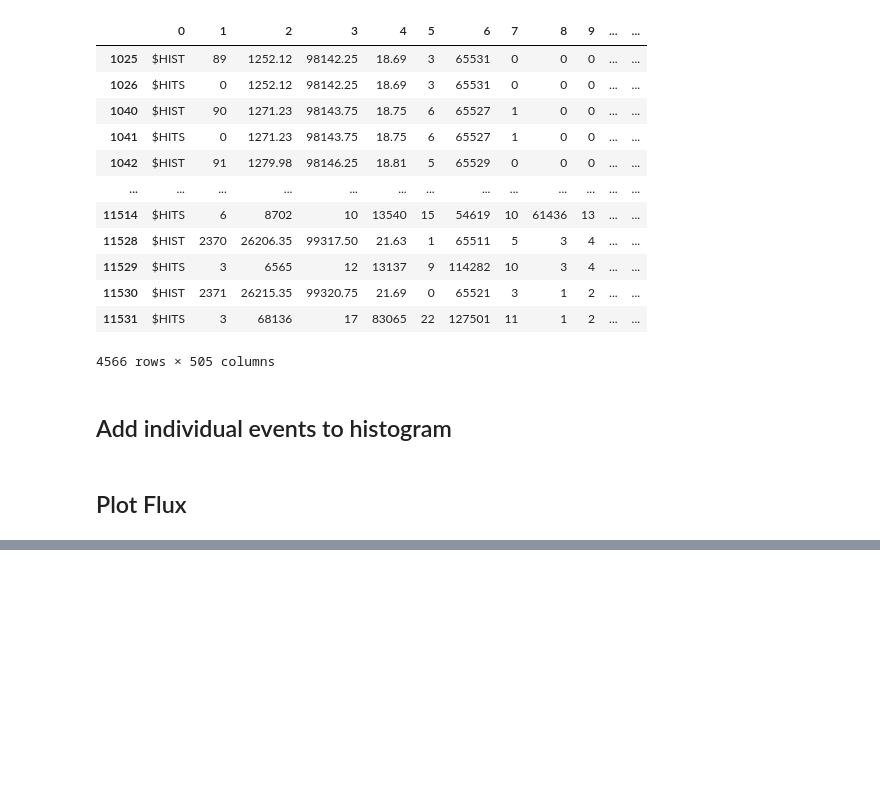
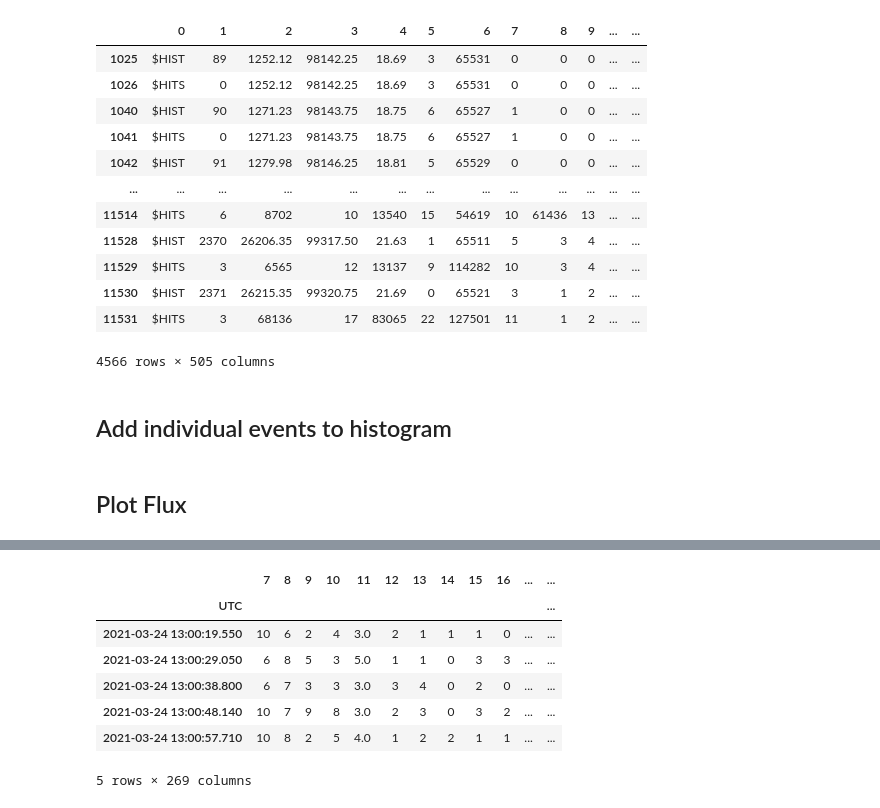
Before and after one commit to UniversalScientificTechnologies/GEODOS01, a Jupyter notebook: notebooks/GEODOS.ipynb, the cells around one changed output, grey strips where cells are left out. Drawn from its saved outputs; the diff is of its cells as text; code cells hidden in the pictures; blank space fills up the shorter version.

```diff
--- a/notebooks/GEODOS.ipynb
+++ b/notebooks/GEODOS.ipynb
@@ -200,0 +213,12 @@ plt.legend()
+# %%
+
+hist['2021-03-24 13:00:00':'2021-03-24 13:01:00'].iloc[:,7:]
+# %% [output]
+|  | 7 | 8 | 9 | 10 | 11 | 12 | 13 | 14 | 15 | 16 | ... | ... |
+| UTC |  |  |  |  |  |  |  |  |  |  |  | ... |
+| 2021-03-24 13:00:19.550 | 10 | 6 | 2 | 4 | 3.0 | 2 | 1 | 1 | 1 | 0 | ... | ... |
+| 2021-03-24 13:00:29.050 | 6 | 8 | 5 | 3 | 5.0 | 1 | 1 | 0 | 3 | 3 | ... | ... |
+| 2021-03-24 13:00:38.800 | 6 | 7 | 3 | 3 | 3.0 | 3 | 4 | 0 | 2 | 0 | ... | ... |
+| 2021-03-24 13:00:48.140 | 10 | 7 | 9 | 8 | 3.0 | 2 | 3 | 0 | 3 | 2 | ... | ... |
+| 2021-03-24 13:00:57.710 | 10 | 8 | 2 | 5 | 4.0 | 1 | 2 | 2 | 1 | 1 | ... | ... |
+5 rows × 269 columns
```
Also changed, not shown: parts of 5 cells of this notebook.
